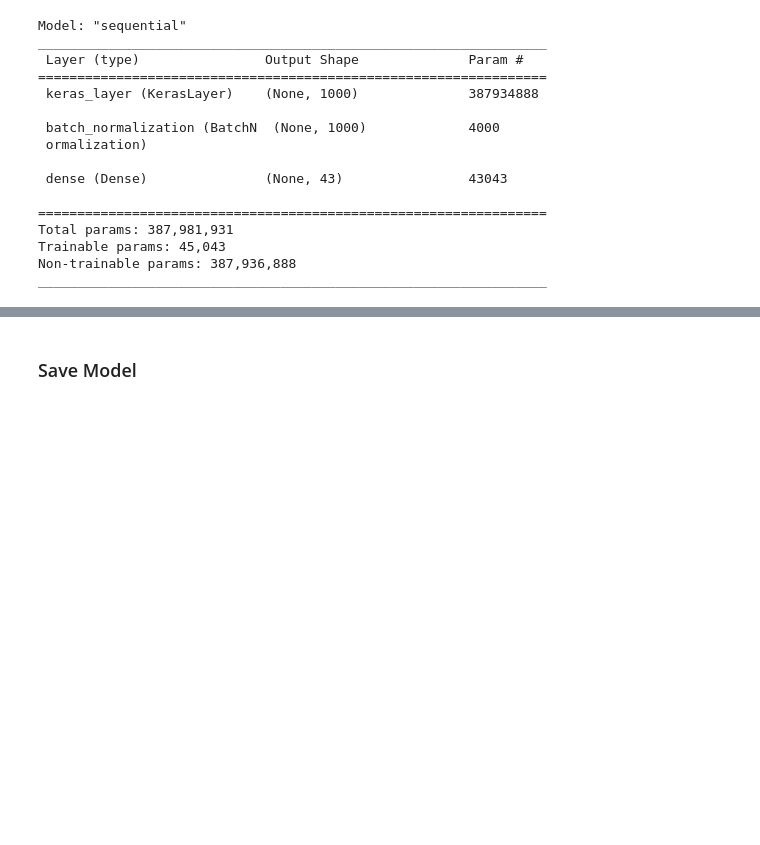
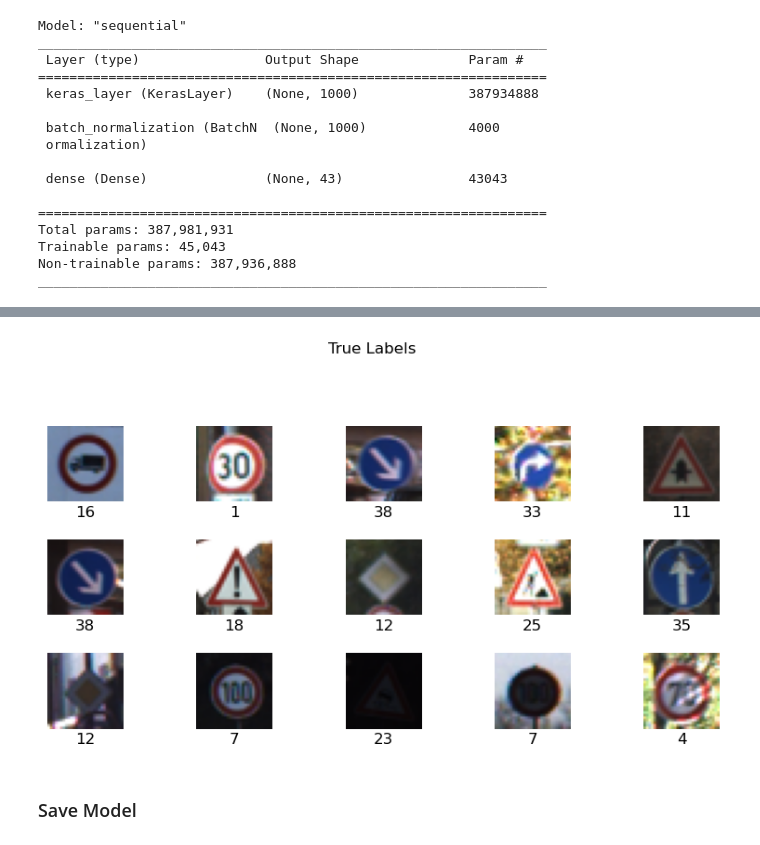
Before and after one commit to JesperIsacson/Embedded_A1, a Jupyter notebook: Assigment 2/problem1.ipynb, the cells around one changed output, grey strips where cells are left out. Cells and saved outputs as stored; diff of their text form; code cells hidden in the pictures; blank space fills up the shorter version.

```diff
--- a/Assigment 2/problem1.ipynb
+++ b/Assigment 2/problem1.ipynb
@@ -227,3 +243,15 @@ pred_df.to_csv("preds.csv")
+# %%
+#Check the actual labels on the same 15 images
+plt.figure(figsize=(10,9))
+plt.subplots_adjust(hspace=0.5)
+for n in range(15):
+  plt.subplot(6,5, n+1)
+  plt.imshow(X_test[n])
+  plt.axis('off')
+  plt.text(0.5, -0.2, labels[n], size=12, ha='center', transform=plt.gca().transAxes)
+_ = plt.suptitle("True Labels")
+# %% [output]
+[figure, added]
 # %% [markdown]
 ### Save Model
 # %%
```
Also changed, not shown: parts of 22 cells of this notebook, 2 other files.
